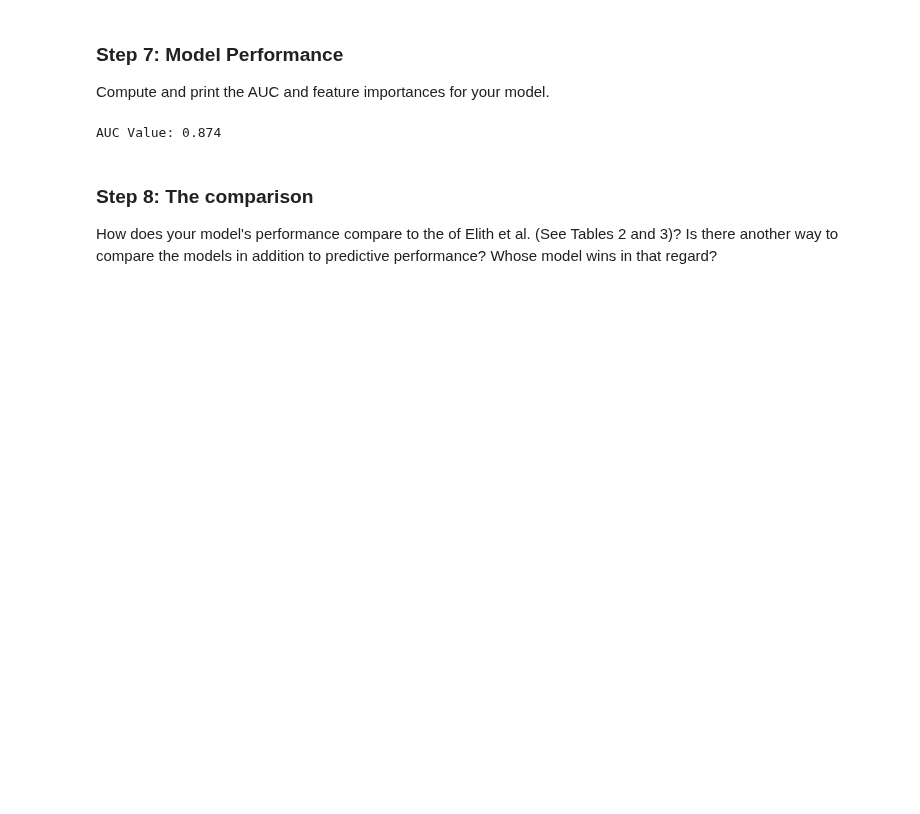
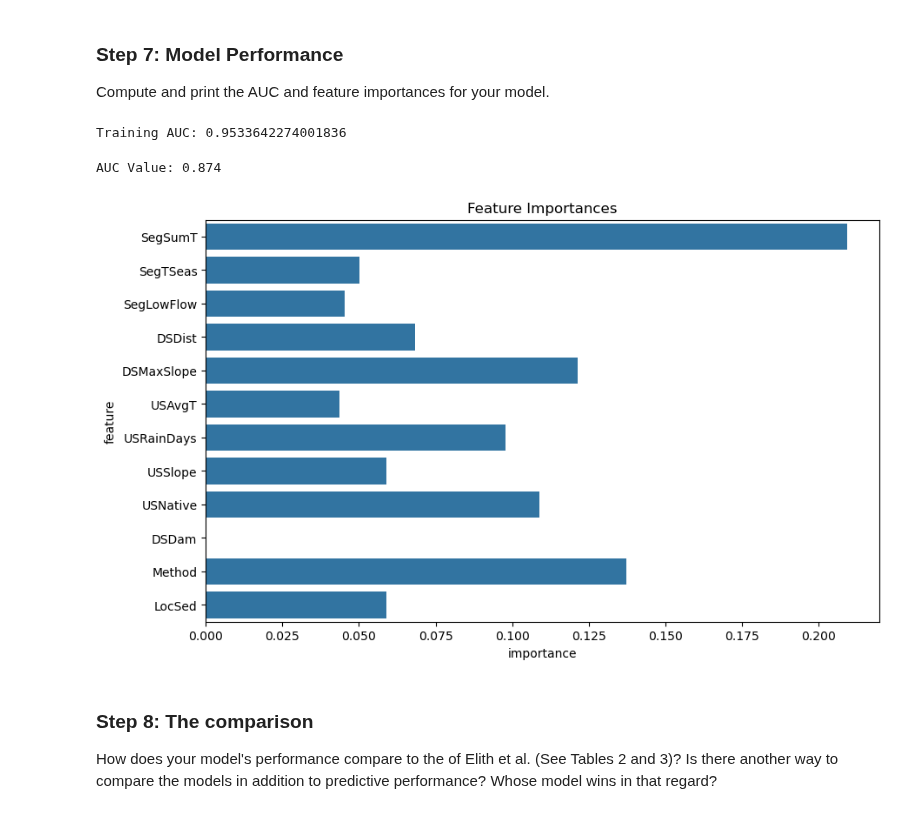
Before and after one commit to tommats00/EDS232-labs, a Jupyter notebook: Week7/Lab7-xgb-eels.ipynb, the cells around one changed output. Cells and saved outputs as stored; diff of their text form; code cells hidden in the pictures; blank space fills up the shorter version.

Commit message:
calcualted feature importances

```diff
--- a/Week7/Lab7-xgb-eels.ipynb
+++ b/Week7/Lab7-xgb-eels.ipynb
@@ -372,4 +374,11 @@ y_pred = model.predict_proba(X_eval)[:,1]
 ### Step 7: Model Performance
 
 Compute and print the AUC and feature importances for your model.
+# %%
+# Compute training AUC
+train_preds = model.predict_proba(X)[:,1]
+train_auc = roc_auc_score(y, train_preds)
+print(f"Training AUC: {train_auc}")
+# %% [output]
+Training AUC: 0.9533642274001836
 # %%
@@ -378,6 +387,21 @@ auc = roc_auc_score(y_eval, y_pred)
 print(f"AUC Value: {auc:.3f}")
 # %% [output]
 AUC Value: 0.874
+# %%
+# Calculate the feature importances
+importances = model.feature_importances_
+importances_df = pd.DataFrame({
+    'feature': X.columns,
+    'importance': importances
+})
+
+# Plot the feature importances
+plt.figure(figsize=(10, 6))
+sns.barplot(data=importances_df, x='importance', y='feature')
+plt.title('Feature Importances')
+plt.show()
+# %% [output]
+[figure, added]
 # %% [markdown]
 ### Step 8: The comparison
 How does your model's performance compare to the of Elith et al. (See Tables 2 and 3)?  Is there another way to compare the models in addition to predictive performance?  Whose model wins in that regard?
```
Also changed, not shown: parts of 3 cells of this notebook.
